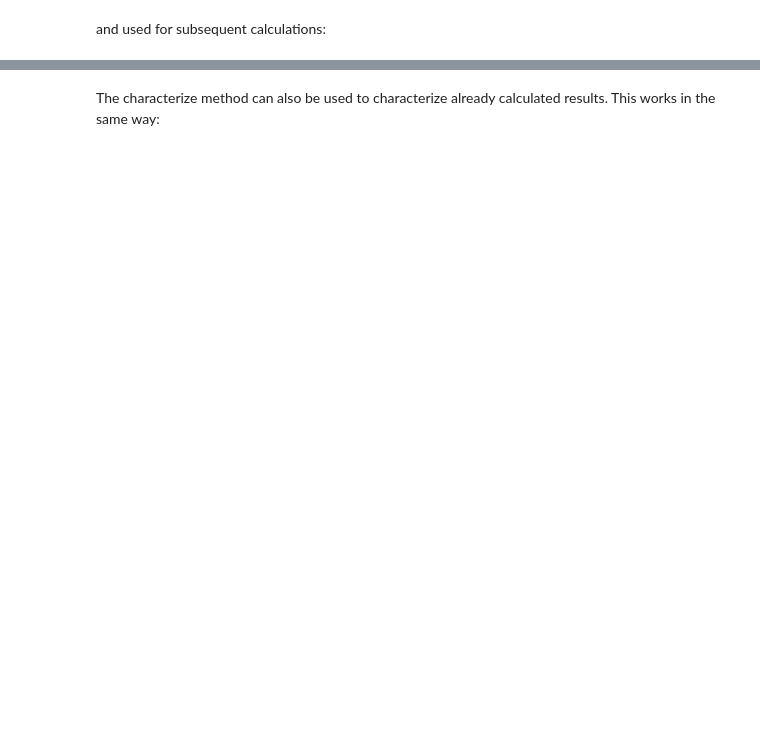
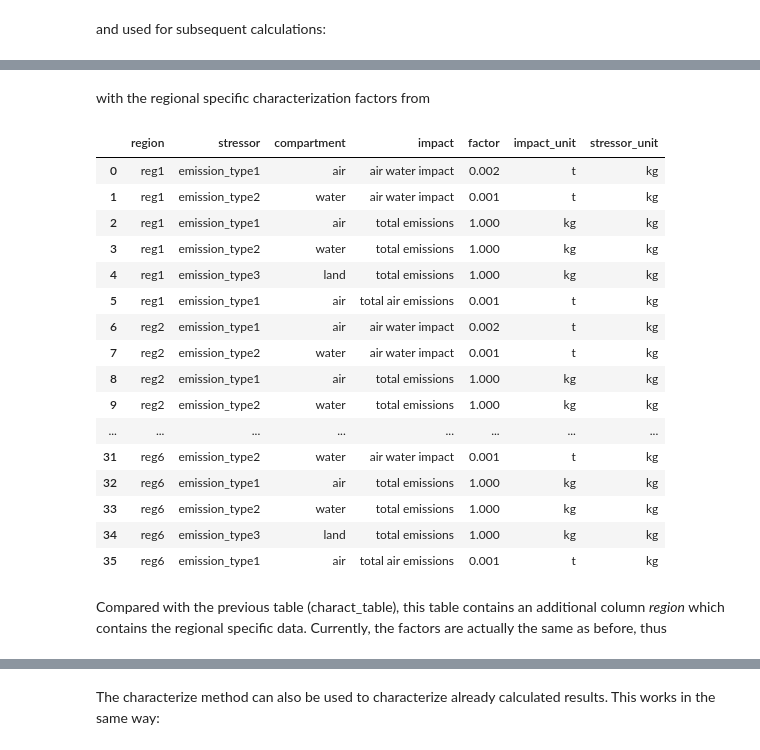
Before and after one commit to IndEcol/pymrio, a Jupyter notebook: doc/source/notebooks/stressor_characterization.ipynb, the cells around one changed output, grey strips where cells are left out. Cells and saved outputs as stored; diff of their text form; code cells hidden in the pictures; blank space fills up the shorter version.

```diff
--- a/doc/source/notebooks/stressor_characterization.ipynb
+++ b/doc/source/notebooks/stressor_characterization.ipynb
@@ -131,0 +183,30 @@ io.impacts.D_cba
+# %% [markdown]
+with the regional specific characterization factors from
+# %%
+charact_table_reg = pd.read_csv(
+    (PYMRIO_PATH["test_mrio"] / Path("concordance") / "emissions_charact_reg_spec.tsv"),
+    sep="\t",
+)
+charact_table_reg
+# %% [output]
+|  | region | stressor | compartment | impact | factor | impact_unit | stressor_unit |
+| 0 | reg1 | emission_type1 | air | air water impact | 0.002 | t | kg |
+| 1 | reg1 | emission_type2 | water | air water impact | 0.001 | t | kg |
+| 2 | reg1 | emission_type1 | air | total emissions | 1.000 | kg | kg |
+| 3 | reg1 | emission_type2 | water | total emissions | 1.000 | kg | kg |
+| 4 | reg1 | emission_type3 | land | total emissions | 1.000 | kg | kg |
+| 5 | reg1 | emission_type1 | air | total air emissions | 0.001 | t | kg |
+| 6 | reg2 | emission_type1 | air | air water impact | 0.002 | t | kg |
+| 7 | reg2 | emission_type2 | water | air water impact | 0.001 | t | kg |
+| 8 | reg2 | emission_type1 | air | total emissions | 1.000 | kg | kg |
+| 9 | reg2 | emission_type2 | water | total emissions | 1.000 | kg | kg |
+| ... | ... | ... | ... | ... | ... | ... | ... |
+| 31 | reg6 | emission_type2 | water | air water impact | 0.001 | t | kg |
+| 32 | reg6 | emission_type1 | air | total emissions | 1.000 | kg | kg |
+| 33 | reg6 | emission_type2 | water | total emissions | 1.000 | kg | kg |
+| 34 | reg6 | emission_type3 | land | total emissions | 1.000 | kg | kg |
+| 35 | reg6 | emission_type1 | air | total air emissions | 0.001 | t | kg |
+# %% [markdown]
+Compared with the previous table (charact_table), this table contains an additional
+column *region* which contains the regional specific data.
+Currently, the factors are actually the same as before, thus
```
Also changed, not shown: parts of 57 cells of this notebook, 8 other files.
